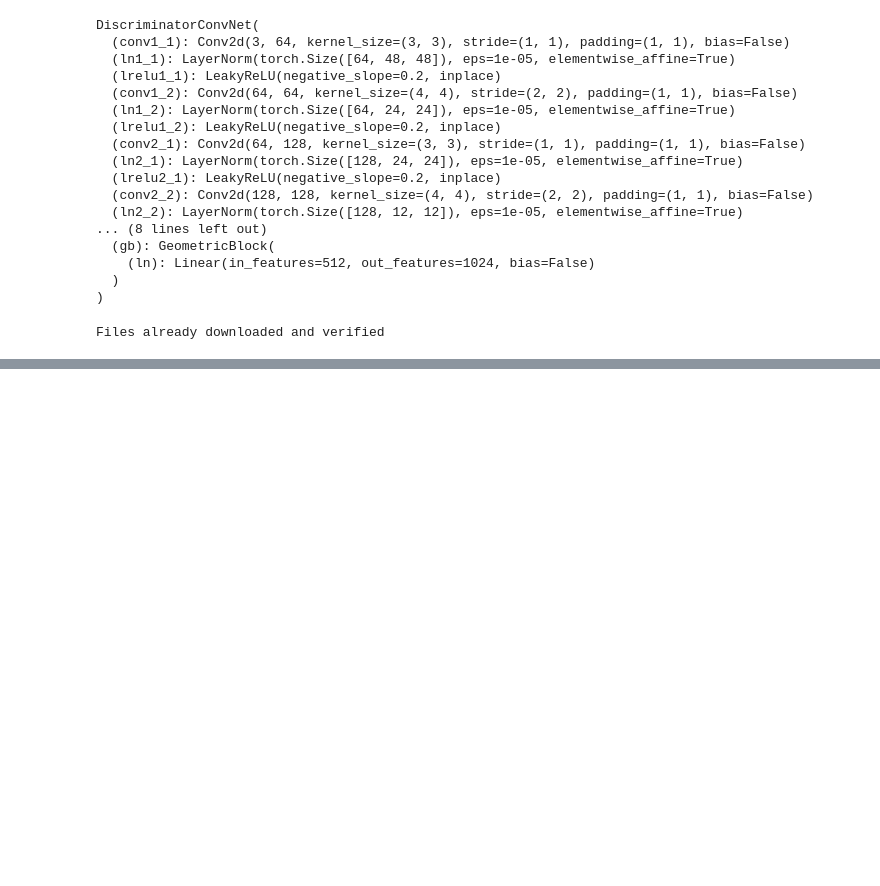
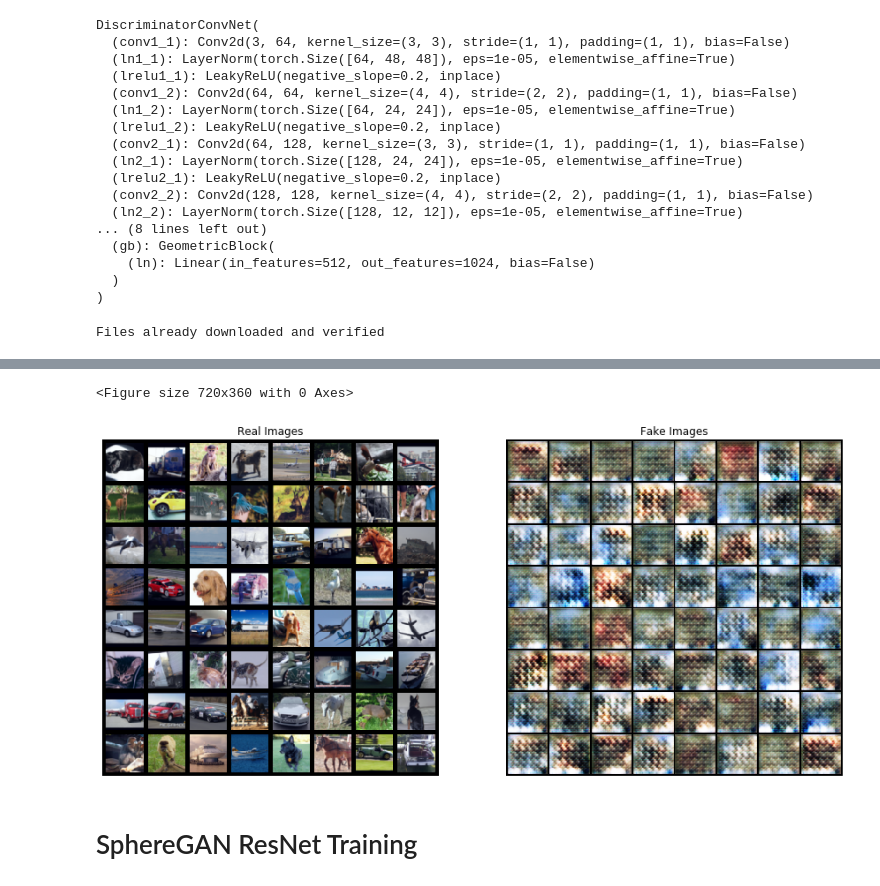
Before and after one commit to ismailkocdemir/sphere_gan, a Jupyter notebook: sphere_gan.ipynb, the cells around one changed output, grey strips where cells are left out. Saved outputs shown, nothing was run; the diff lists cells and outputs as text; code cells hidden in the pictures; blank space fills up the shorter version.

```diff
--- a/sphere_gan.ipynb
+++ b/sphere_gan.ipynb
@@ -53,11 +45,18 @@ device = torch.device("cuda:0" if (torch.cuda.is_available() and num_gpu > 0) el
 # %% [markdown]
 # Sphere-GAN CONVNET Training
 # %%
+manual_seed = 333
+random.seed(manual_seed)
 
-genConv = GeneratorConvNet()
-disConv = DiscriminatorConvNet()
+torch.manual_seed(manual_seed)
+genConv = GeneratorConvNet().to(device)
 
+torch.manual_seed(manual_seed)
+disConv = DiscriminatorConvNet().to(device)
+
+torch.manual_seed(manual_seed)
 genConv.apply(weights_init)
+torch.manual_seed(manual_seed)
 disConv.apply(weights_init)
 # %% [output]
 DiscriminatorConvNet(
@@ -83,8 +82,9 @@ optimizerD = optim.Adam(disConv.parameters(), lr=lr, betas=(beta1, beta2))
 
 # Create batch of latent vectors that we will use to visualize
 #  the progression of the generator
-fixed_noise = torch.randn(64, 128, 1, 1, device=device)
+fixed_noise = torch.randn(64, 128, device=device)
 dataloader = get_stl10_dataloader(dataroot, batch_size, workers, image_size)
+criterion = nn.BCELoss()
 
 img_list = []
 G_losses = []
@@ -180,0 +205,32 @@ RuntimeError: Expected object of backend CPU but got backend CUDA for argument #
+# %%
+plt.figure(figsize=(10,5))
+plt.title("Generator and Discriminator Loss During Training")
+plt.plot(G_losses,label="G")
+plt.plot(D_losses,label="D")
+plt.xlabel("iterations")
+plt.ylabel("Loss")
+plt.legend()
+plt.savefig('../figures/loss.svg')
+plt.clf()
+
+# Grab a batch of real images from the dataloader
+real_batch = next(iter(dataloader))
+
+# Plot the real images
+plt.figure(figsize=(15,15))
+plt.subplot(1,2,1)
+plt.axis("off")
+plt.title("Real Images")
+plt.imshow(np.transpose(vutils.make_grid(real_batch[0].to(device)[:64], padding=5, normalize=True).cpu(),(1,2,0)))
+
+# Plot the fake images from the last epoch
+plt.subplot(1,2,2)
+plt.axis("off")
+plt.title("Fake Images")
+plt.imshow(np.transpose(img_list[-1],(1,2,0)))
+plt.savefig("../figures/real_vs_fake.svg")
+# %% [output]
+<Figure size 720x360 with 0 Axes>
+[figure, added]
+# %% [markdown]
+# SphereGAN ResNet Training
```
Also changed, not shown: parts of 8 cells of this notebook, 3 other files.
